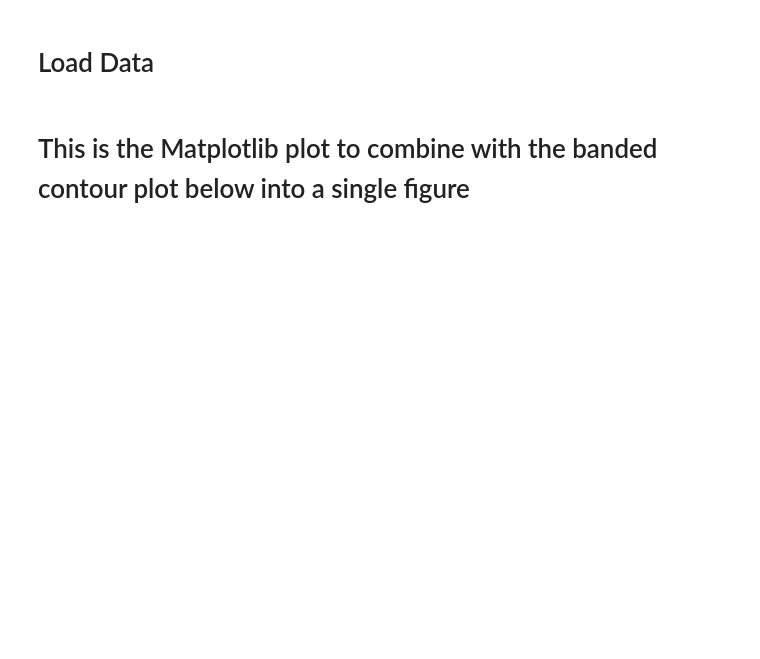
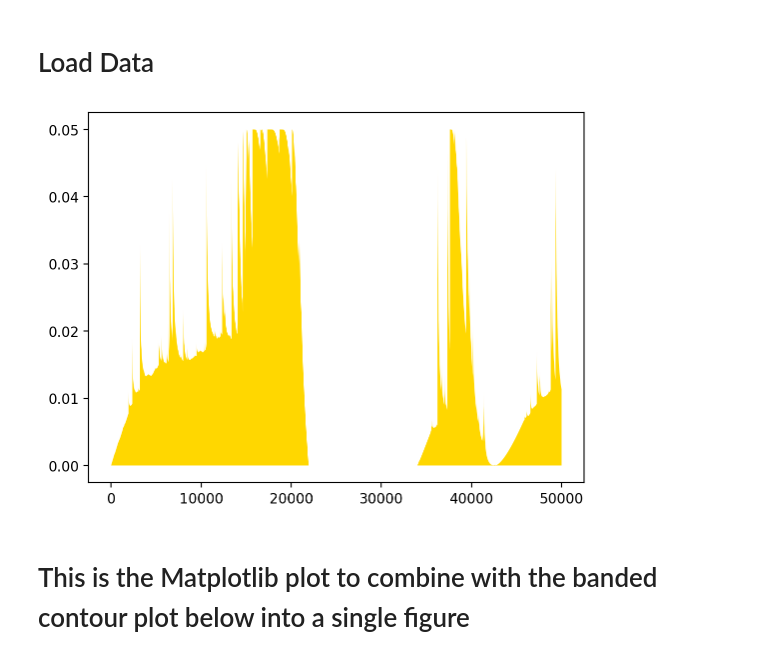
Before and after one commit to brendanjmeade/kale, a Jupyter notebook: kale_single_step_erosion_figures_nankai.ipynb, the cells around one changed output. Drawn from its saved outputs; the diff is of its cells as text; code cells hidden in the pictures; blank space fills up the shorter version.

```diff
--- a/kale_single_step_erosion_figures_nankai.ipynb
+++ b/kale_single_step_erosion_figures_nankai.ipynb
@@ -91,6 +91,22 @@ SCALAR_BAR_OPTS = dict(
 
 # Read pickle file with interesting times
 time_series = pickle.load(open("time_series.pickle", "rb"))
+# %%
+start_idx = 0
+end_idx = len(time_series.time)
+plt.fill_between(
+    time_series.time[start_idx:end_idx],
+    # real_time[start_idx:end_idx],
+    np.zeros_like(time_series.time[start_idx:end_idx]),
+    # np.zeros_like(real_time[start_idx:end_idx]),
+    time_series.probability_weight[start_idx:end_idx],
+    color="gold",
+    alpha=1.0,
+    edgecolor=None,
+)
+plt.show()
+# %% [output]
+[figure, added]
 # %% [markdown]
 # This is the Matplotlib plot to combine with the banded contour plot below into a single figure
 # %%
```
Also changed, not shown: parts of 5 cells of this notebook, 2 other files.
